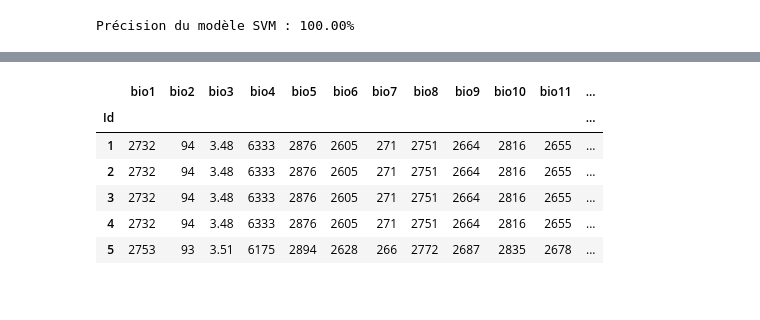
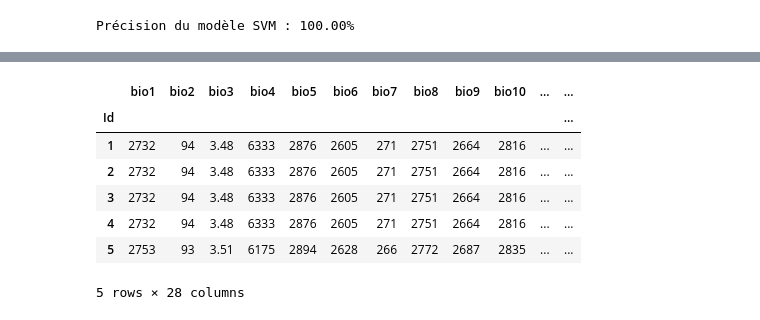
Before and after one commit to AlvinVedel/TER-2023-2024-Modeles-de-distribution-d-especes-profonds, a Jupyter notebook: Codes/Notebook_jupyter/SVM.ipynb, the cells around one changed output, grey strips where cells are left out. Saved outputs shown, nothing was run; the diff lists cells and outputs as text; code cells hidden in the pictures.

```diff
--- a/Codes/Notebook_jupyter/SVM.ipynb
+++ b/Codes/Notebook_jupyter/SVM.ipynb
@@ -113,15 +121,16 @@ weighted avg       1.00      1.00      1.00      1190
 # %%
 data_test = pd.read_csv("enviroTab_pa_test.csv", sep=";", index_col="Id")
-bio_test = data_test.iloc[:, 9:28]
+bio_test = data_test.iloc[:, 9:37]
 bio_test.head()
 # %% [output]
-|  | bio1 | bio2 | bio3 | bio4 | bio5 | bio6 | bio7 | bio8 | bio9 | bio10 | bio11 | ... |
+|  | bio1 | bio2 | bio3 | bio4 | bio5 | bio6 | bio7 | bio8 | bio9 | bio10 | ... | ... |
 | Id |  |  |  |  |  |  |  |  |  |  |  | ... |
-| 1 | 2732 | 94 | 3.48 | 6333 | 2876 | 2605 | 271 | 2751 | 2664 | 2816 | 2655 | ... |
-| 2 | 2732 | 94 | 3.48 | 6333 | 2876 | 2605 | 271 | 2751 | 2664 | 2816 | 2655 | ... |
-| 3 | 2732 | 94 | 3.48 | 6333 | 2876 | 2605 | 271 | 2751 | 2664 | 2816 | 2655 | ... |
-| 4 | 2732 | 94 | 3.48 | 6333 | 2876 | 2605 | 271 | 2751 | 2664 | 2816 | 2655 | ... |
-| 5 | 2753 | 93 | 3.51 | 6175 | 2894 | 2628 | 266 | 2772 | 2687 | 2835 | 2678 | ... |
+| 1 | 2732 | 94 | 3.48 | 6333 | 2876 | 2605 | 271 | 2751 | 2664 | 2816 | ... | ... |
+| 2 | 2732 | 94 | 3.48 | 6333 | 2876 | 2605 | 271 | 2751 | 2664 | 2816 | ... | ... |
+| 3 | 2732 | 94 | 3.48 | 6333 | 2876 | 2605 | 271 | 2751 | 2664 | 2816 | ... | ... |
+| 4 | 2732 | 94 | 3.48 | 6333 | 2876 | 2605 | 271 | 2751 | 2664 | 2816 | ... | ... |
+| 5 | 2753 | 93 | 3.51 | 6175 | 2894 | 2628 | 266 | 2772 | 2687 | 2835 | ... | ... |
+5 rows × 28 columns
 # %%
 bio_acp = pca.transform(bio_test)
 bio_acp = pd.DataFrame(bio_acp, columns=[f'PC{i}' for i in range(1, n+1)])
```
Also changed, not shown: parts of 16 cells of this notebook, 2 other files.
